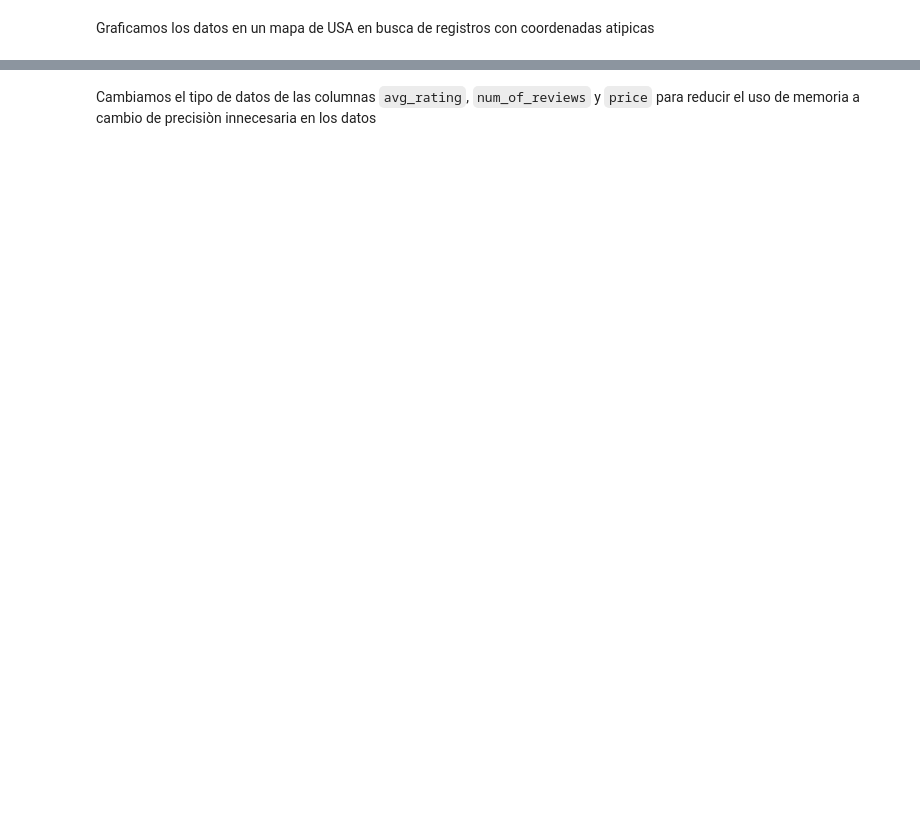
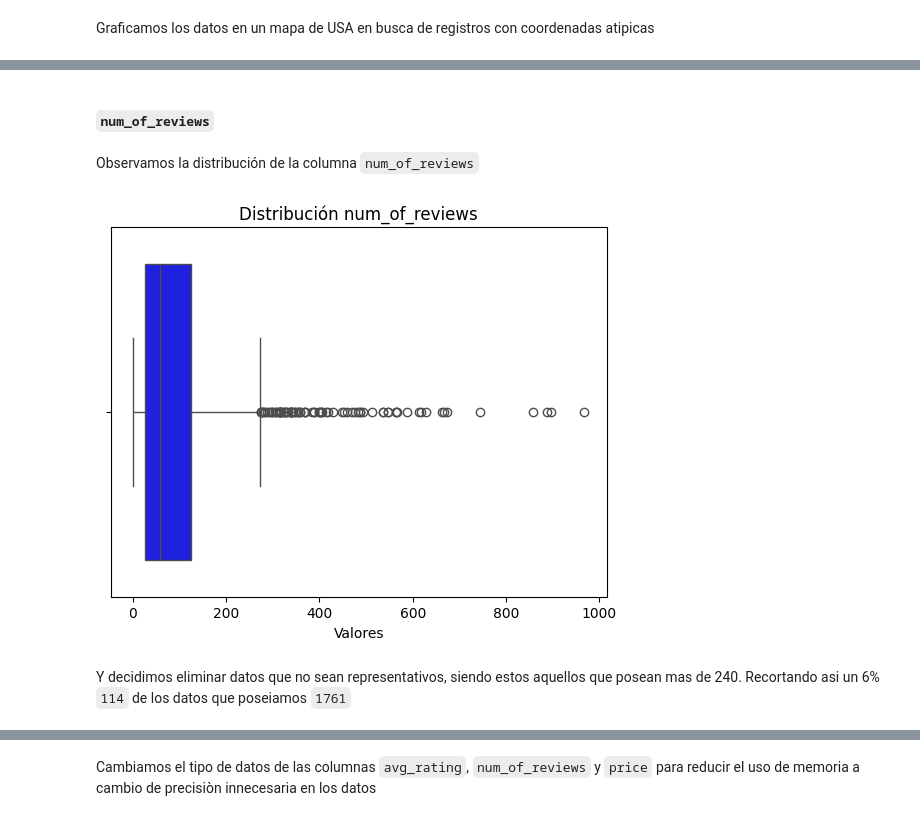
Before and after one commit to Aspirina180mg/PF_DATAPT07, a Jupyter notebook: EDA.ipynb, the cells around one changed output, grey strips where cells are left out. Saved outputs shown, nothing was run; the diff lists cells and outputs as text; code cells hidden in the pictures; blank space fills up the shorter version.

Commit message:
Outliers_Datatype_y_Dist_datos

```diff
--- a/EDA.ipynb
+++ b/EDA.ipynb
@@ -155,9 +171,18 @@ Número de registros de Subway en restaurantes: 9489
 # %%
-df_maps_records_reviews = df_maps_reviews[df_maps_reviews['gmap_id'].isin(df_maps_records_restaurantes['gmap_id'].tolist())]
+# Utiliza str.contains() con una expresión regular para buscar nombres parecidos a "Dunkin'"
+df_dunkin_restaurantes = df_maps_restaurantes[df_maps_restaurantes['name'].str.contains(r"Dunkin'", case=False)]
 
-# Calcula el número de registros de Subway en reviews
-count_subway_records_reviews = df_maps_records_reviews.shape[0]
+# Calcula el número de registros de Dunkin en restaurantes
+count_dunkin_records_restaurantes = df_dunkin_restaurantes.shape[0]
 
-# Imprime el número de registros de Subway en reviews
-print("Número de registros de Subway en reviews:", count_subway_records_reviews)
+# Imprime el número de registros de Dunkin en restaurantes
+print("Número de registros de Dunkin en restaurantes:", count_dunkin_records_restaurantes)
+
+df_dunkin_reviews = df_maps_reviews[df_maps_reviews['gmap_id'].isin(df_dunkin_restaurantes['gmap_id'].tolist())]
+
+# Calcula el número de registros de Dunkin en reviews
+count_dunkin_records_reviews = df_dunkin_reviews.shape[0]
+
+# Imprime el número de registros de Dunkin en reviews
+print("Número de registros de Dunkin en reviews:", count_dunkin_records_reviews)
 # %% [output]
@@ -463,0 +528,18 @@ memory usage: 1.1+ MB
+# %% [markdown]
+#### ``num_of_reviews``
+# %% [markdown]
+Observamos la distribución de la columna `num_of_reviews`
+# %%
+# Crear el gráfico de caja
+sns.boxplot(x=df_dunkin_restaurantes['num_of_reviews'], color='blue')
+
+# Añadir etiquetas y título
+plt.xlabel('Valores')
+plt.title('Distribución num_of_reviews')
+
+# Mostrar el gráfico
+plt.show()
+# %% [output]
+[figure, added]
+# %% [markdown]
+Y decidimos eliminar datos que no sean representativos, siendo estos aquellos que posean mas de 240. Recortando asi un 6% `114` de los datos que poseiamos `1761`
```
Also changed, not shown: parts of 187 cells of this notebook, 1 other file.
